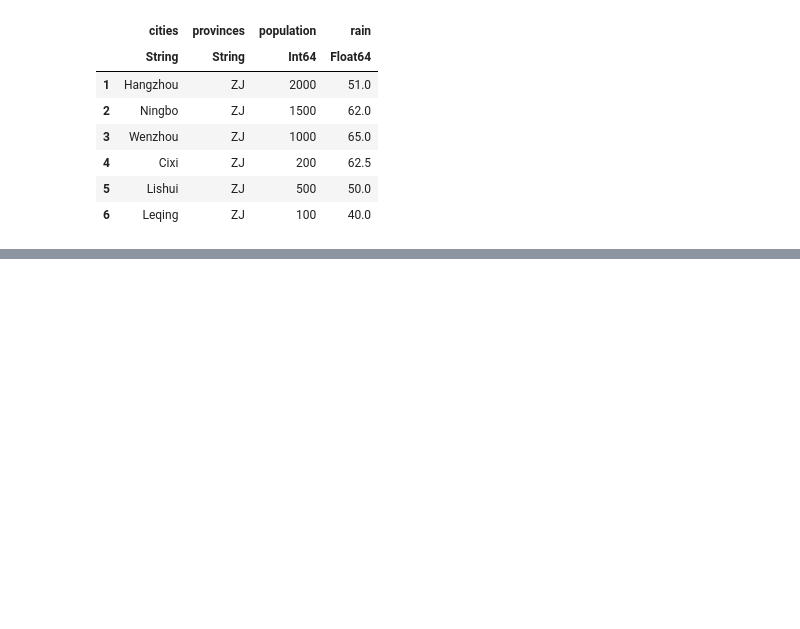
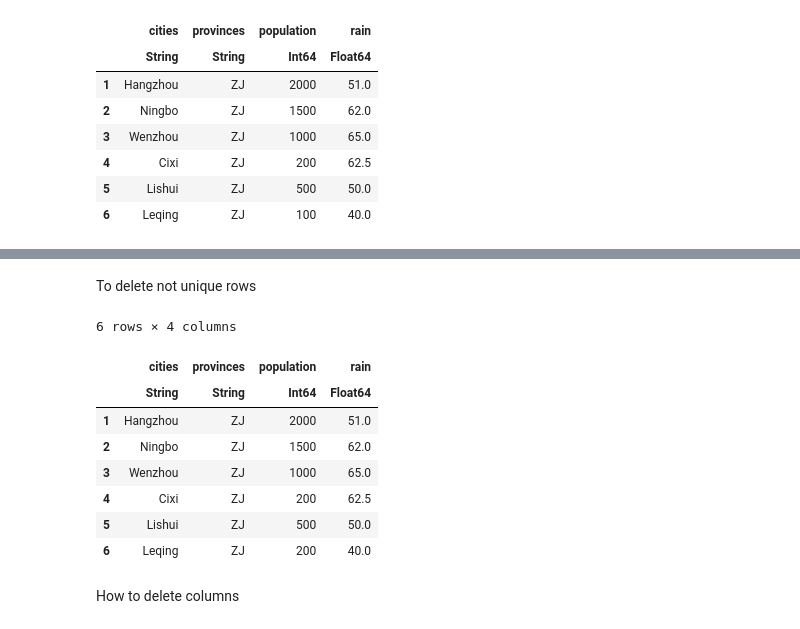
Before and after one commit to richardgu26zj/git_demo, a Jupyter notebook: financial_data_analysis/DataFrame_Tutorial.ipynb, the cells around one changed output, grey strips where cells are left out. Drawn from its saved outputs; the diff is of its cells as text; code cells hidden in the pictures; blank space fills up the shorter version.

```diff
--- a/financial_data_analysis/DataFrame_Tutorial.ipynb
+++ b/financial_data_analysis/DataFrame_Tutorial.ipynb
@@ -148,0 +175,16 @@ push!(df_cities,["Leqing","ZJ",100,40.0])
+# %% [markdown]
+To delete not unique rows
+# %%
+unique!(df_cities)
+# %% [output]
+6 rows × 4 columns
+|  | cities | provinces | population | rain |
+|  | String | String | Int64 | Float64 |
+| 1 | Hangzhou | ZJ | 2000 | 51.0 |
+| 2 | Ningbo | ZJ | 1500 | 62.0 |
+| 3 | Wenzhou | ZJ | 1000 | 65.0 |
+| 4 | Cixi | ZJ | 200 | 62.5 |
+| 5 | Lishui | ZJ | 500 | 50.0 |
+| 6 | Leqing | ZJ | 200 | 40.0 |
+# %% [markdown]
+How to delete columns
```
Also changed, not shown: parts of 15 cells of this notebook.
